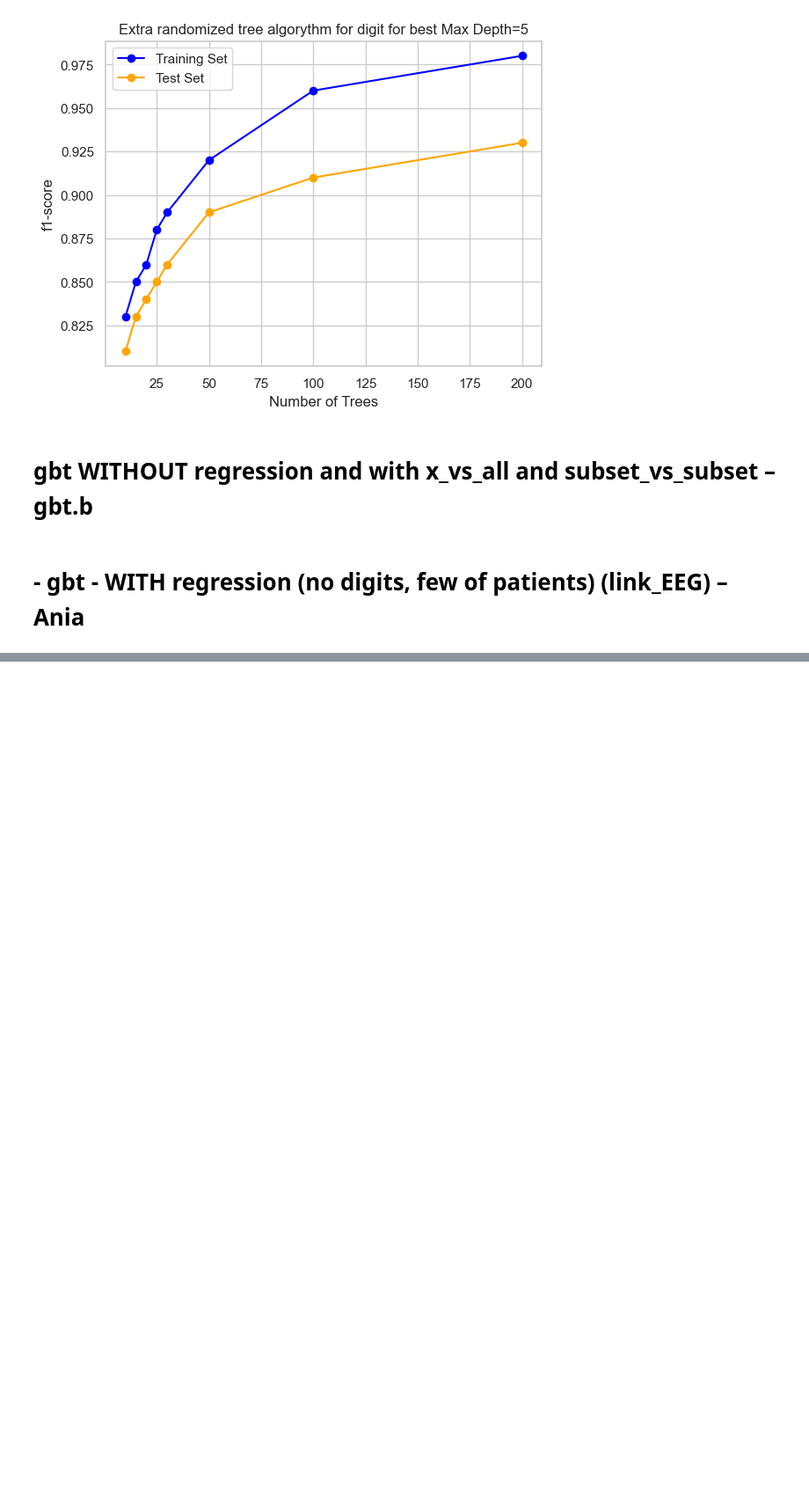
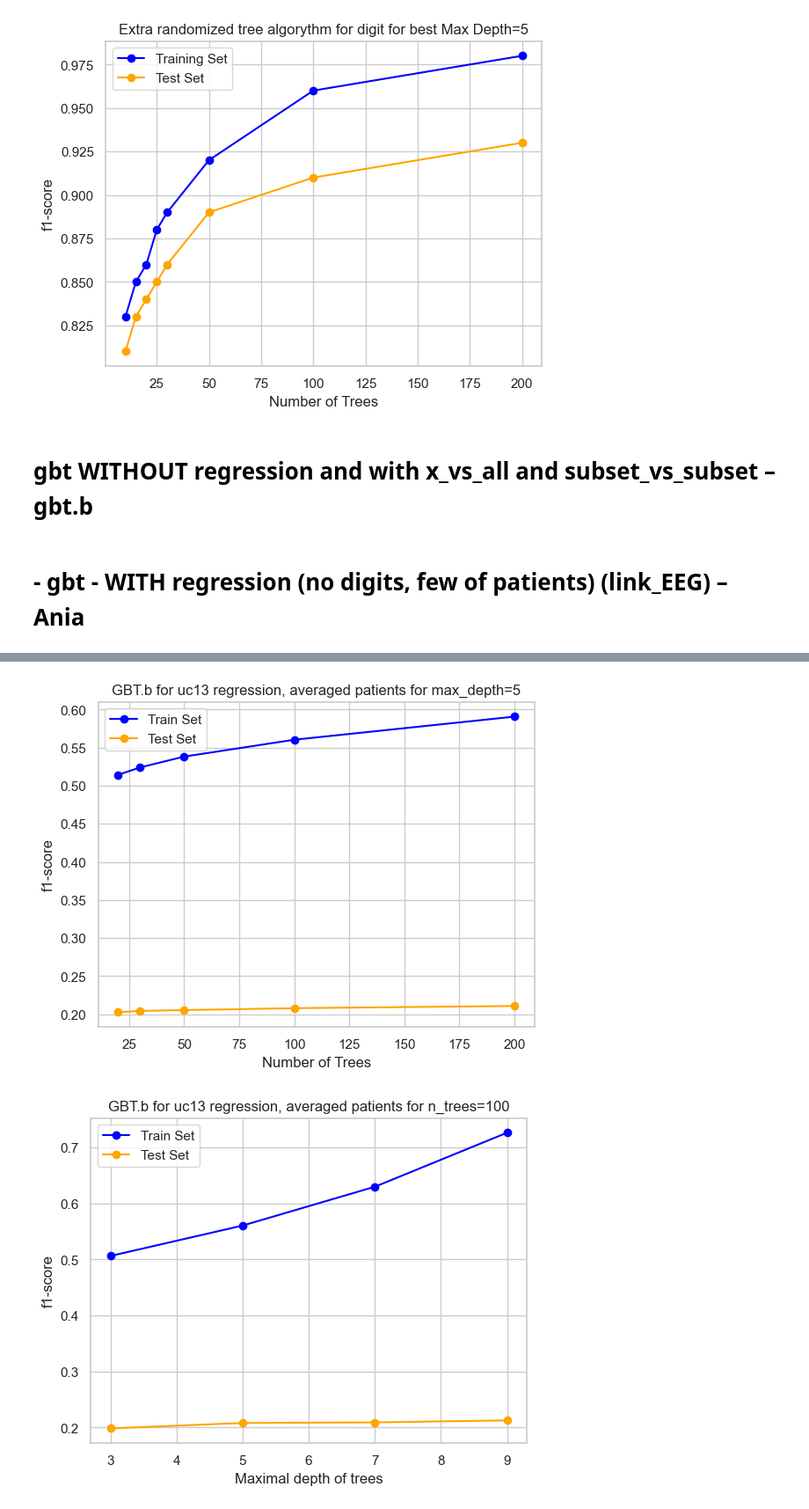
Before and after one commit to IgorCzudy/data_visualization, a Jupyter notebook: diagramCreator.ipynb, the cells around one changed output, grey strips where cells are left out. Shown at 88% size. Cells and saved outputs as stored; diff of their text form; code cells hidden in the pictures; blank space fills up the shorter version.

Commit message:
Add regression plots

```diff
--- a/diagramCreator.ipynb
+++ b/diagramCreator.ipynb
@@ -332,3 +331,10 @@ plot_uc13_3d_n_trees_max_depth_avg_f1_score(df_uc13_gbtb_train_multiclass, 'Grad
 plot_uc13_3d_n_trees_max_depth_avg_f1_score(df_uc13_gbtb_test_multiclass, 'Gradient boosting tree b algorythm for uc13 multi classification on test set for avarge f-score for all patients')
 # %% [markdown]
 # 	- gbt - WITH regression (no digits, few of patients) (link_EEG) – Ania
+# %%
+df_uc13_gbt_train_regression = read_uc13_data('uc13_ensembles_gbt_train_regression.txt')
+df_uc13_gbt_test_regression = read_uc13_data('uc13_ensembles_gbt_test_regression.txt')
+
+
+df_uc13_gbt_train_regression = df_uc13_gbt_train_regression[df_uc13_gbt_train_regression["binary_or_multiclass"]=='regression']
+df_uc13_gbt_test_regression = df_uc13_gbt_test_regression[df_uc13_gbt_test_regression["binary_or_multiclass"]=='regression']
@@ -334,0 +350,35 @@ plot_uc13_3d_n_trees_max_depth_avg_f1_score(df_uc13_gbtb_test_multiclass, 'Gradi
+# %%
+def plot_train_vs_test(df_train, df_test, algorithm_name="Gradient boosting tree b", dataset="uc13 binary classification", max_depth=5, n_trees=100):
+    # TREES
+    df_train_trees = df_train[df_train["max_depth"] == max_depth].groupby(['n_trees'], as_index=False)['f1-score'].mean()
+    df_test_trees = df_test[df_train["max_depth"] == max_depth].groupby(['n_trees'], as_index=False)['f1-score'].mean()
+
+    plt.plot(df_train_trees['n_trees'], df_train_trees['f1-score'], label='Train Set', marker='o', color='blue')
+    plt.plot(df_test_trees['n_trees'], df_test_trees['f1-score'], label='Test Set', marker='o', color='orange')
+    plt.xlabel('Number of Trees')
+    plt.ylabel('f1-score')
+    plt.title(f'{algorithm_name} for {dataset}, averaged patients for max_depth={max_depth}')
+    plt.legend()
+    plt.show()
+
+    # MAX DEPTH
+    df_train_max_depth = df_train[df_train["n_trees"] == n_trees].groupby(['max_depth'], as_index=False)['f1-score'].mean()
+    df_test_max_depth = df_test[df_train["n_trees"] == n_trees].groupby(['max_depth'], as_index=False)['f1-score'].mean()
+
+    plt.plot(df_train_max_depth['max_depth'], df_train_max_depth['f1-score'], label='Train Set', marker='o', color='blue')
+    plt.plot(df_test_max_depth['max_depth'], df_test_max_depth['f1-score'], label='Test Set', marker='o', color='orange')
+    plt.xlabel('Maximal depth of trees')
+    plt.ylabel('f1-score')
+    plt.title(f'{algorithm_name} for {dataset}, averaged patients for n_trees={n_trees}')
+    plt.legend()
+    plt.show()
+# %%
+def plots_average_patients(df_train, df_test, algorithm_name="Gradient boosting tree b", dataset="uc13 binary classification", max_depth=5, n_trees=100):
+    plot_uc13_3d_n_trees_max_depth_avg_f1_score(df_train, f'{algorithm_name} for {dataset} on train set, averaged patients')
+    plot_uc13_3d_n_trees_max_depth_avg_f1_score(df_test, f'{algorithm_name} for {dataset} on test set, averaged patients')
+    plot_train_vs_test(df_train, df_test, algorithm_name, dataset, max_depth=max_depth, n_trees=n_trees)
+
+plots_average_patients(df_uc13_gbt_train_regression, df_uc13_gbt_test_regression,  algorithm_name="GBT.b", dataset="uc13 regression")
+# %% [output]
+[figure, added]
+[figure, added]
```
Also changed, not shown: parts of 2 cells of this notebook.
